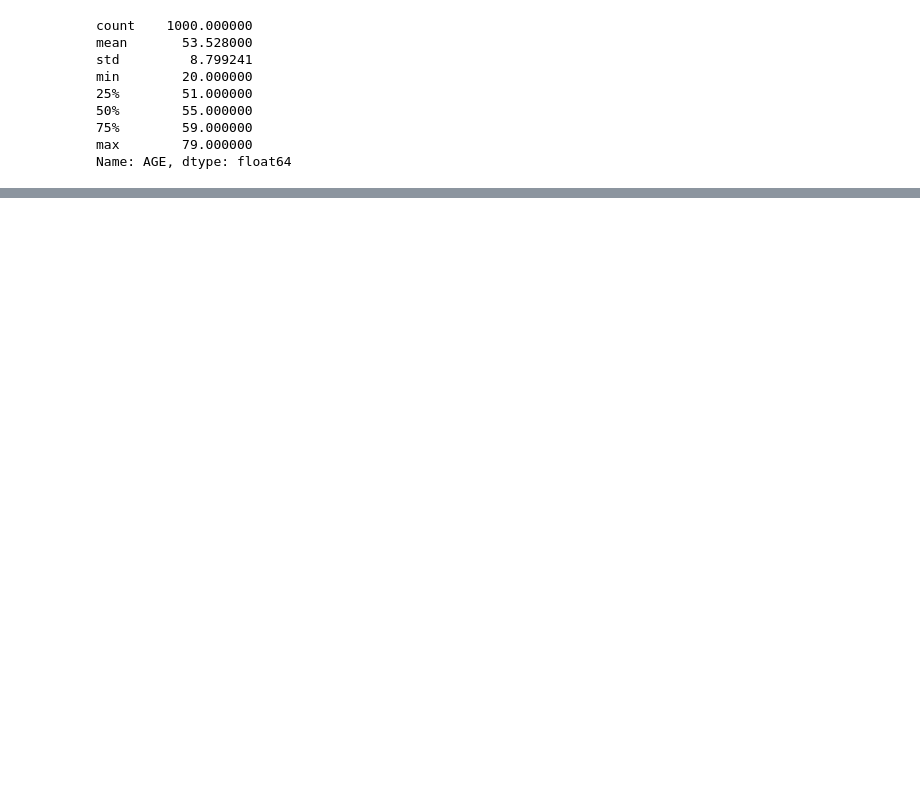
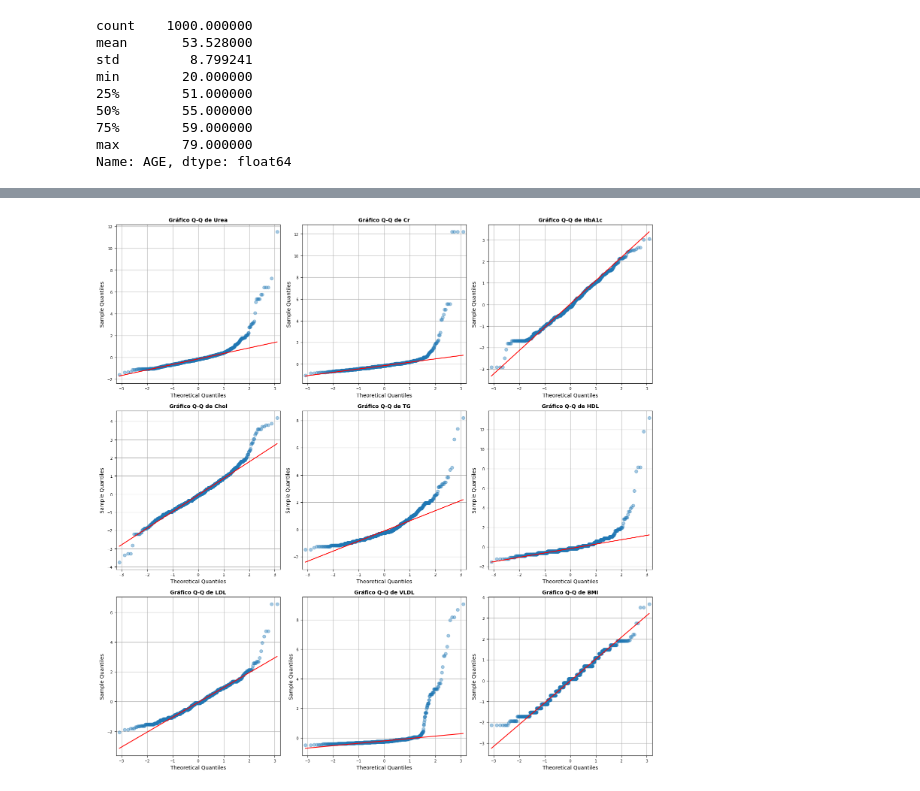
Before and after one commit to peAstaiza/cervisCancerPrediccion, a Jupyter notebook: scripts/EDA/EDA.ipynb, the cells around one changed output, grey strips where cells are left out. Drawn from its saved outputs; the diff is of its cells as text; code cells hidden in the pictures; blank space fills up the shorter version.

```diff
--- a/scripts/EDA/EDA.ipynb
+++ b/scripts/EDA/EDA.ipynb
@@ -147,0 +229,18 @@ plt.show()
+# %%
+fig, ax = plt.subplots(ncols=3,nrows=3, figsize=(15,15))
+for i in range(3):
+    for j in range(3):
+        sm.qqplot(df_datos_copy[columnas[i][j]],
+                  fit=True,
+                  line='q',
+                  alpha=0.4,
+                  lw=2,
+                  ax= ax[i][j])
+        ax[i][j].set_title(f'Gráfico Q-Q de {columnas[i][j]}', fontsize = 10,fontweight = "bold")
+        ax[i][j].tick_params(labelsize = 7)
+        ax[i][j].grid()
+fig.tight_layout()
+plt.savefig(r'\documents\Data_understanding\data_img\EDA_grafica_cuartiles_QQ.png')
+plt.show()
+# %% [output]
+[figure, added]
```
Also changed, not shown: parts of 26 cells of this notebook, 7 other files.
